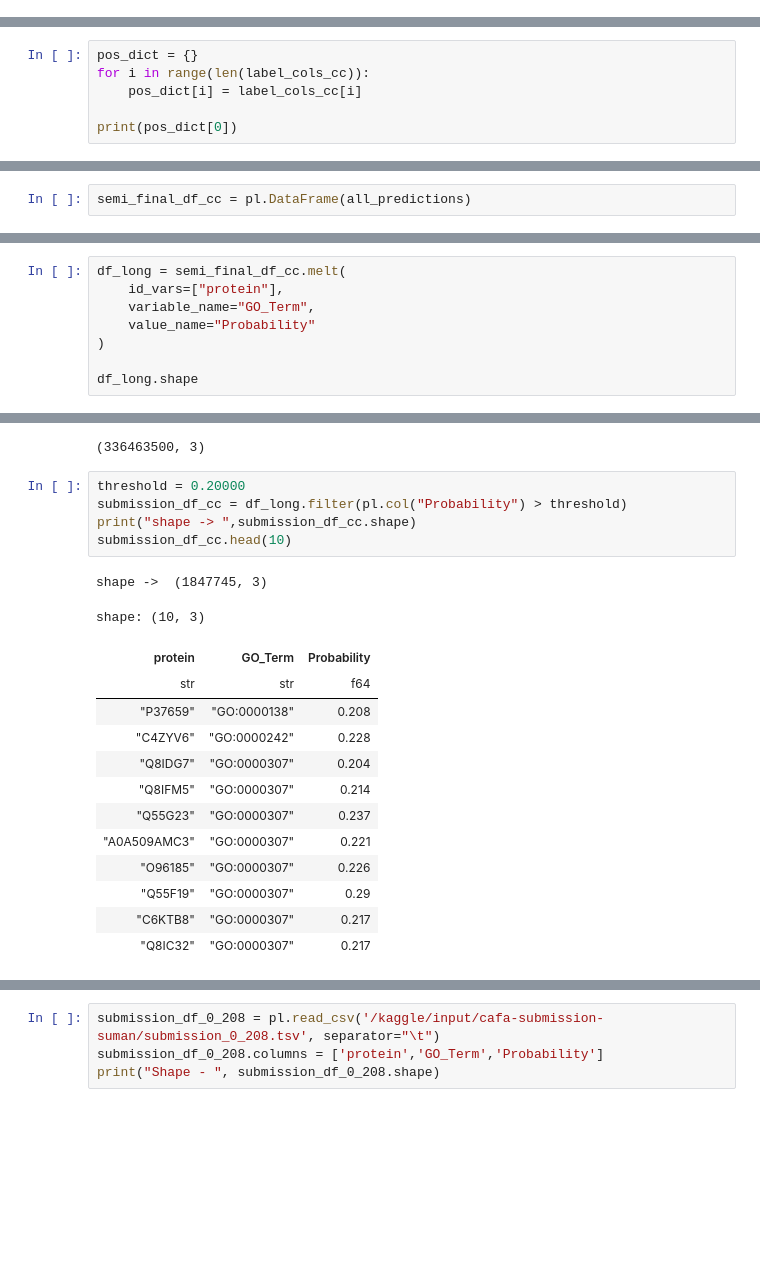
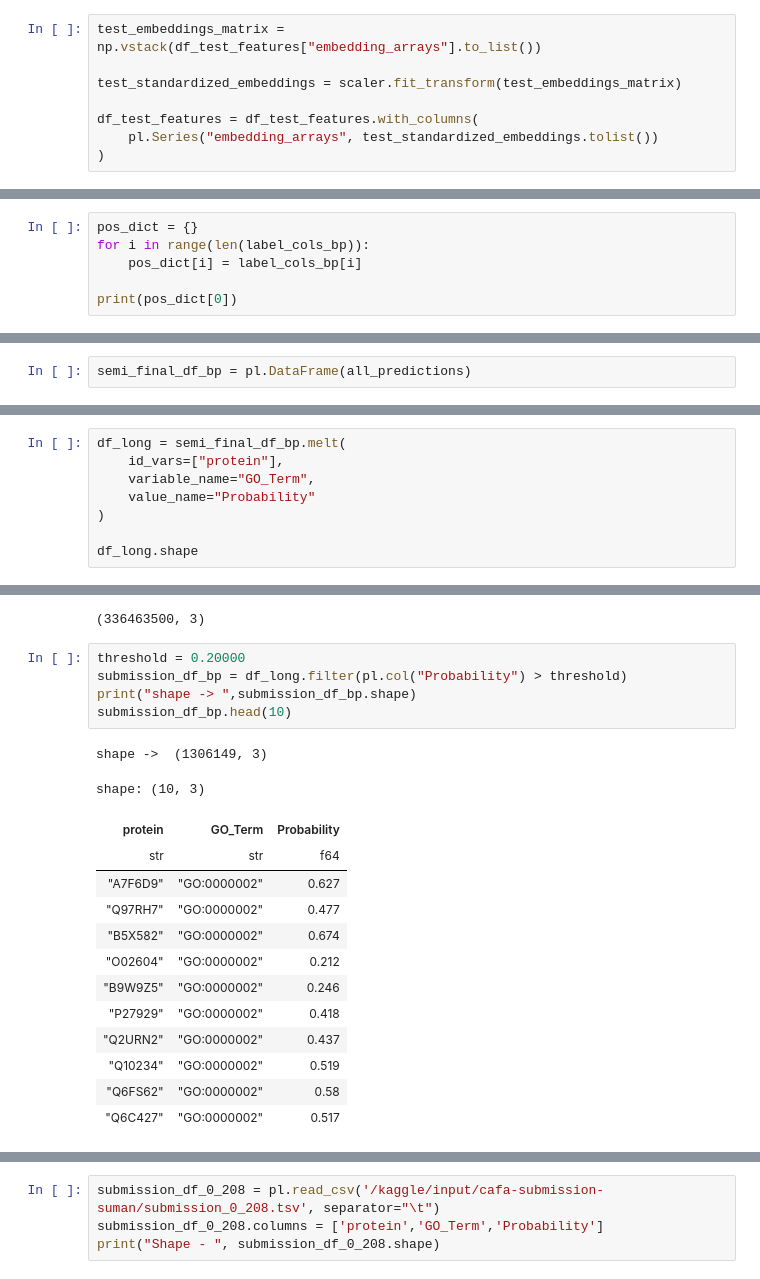
Before and after one commit to sumaniitm/cafa-6-protein-function-prediction-kaggle, a Jupyter notebook: cafa6-baseline-and-feature-engineering.ipynb, the cells around one changed output, grey strips where cells are left out. Cells and saved outputs as stored; diff of their text form; blank space fills up the shorter version.

```diff
--- a/cafa6-baseline-and-feature-engineering.ipynb
+++ b/cafa6-baseline-and-feature-engineering.ipynb
@@ -418,4 +404,12 @@ x_train_main_cc = x_train_main_cc.with_columns(
 )
+# %%
+test_embeddings_matrix = np.vstack(df_test_features["embedding_arrays"].to_list())
+
+test_standardized_embeddings = scaler.fit_transform(test_embeddings_matrix)
+
+df_test_features = df_test_features.with_columns(
+    pl.Series("embedding_arrays", test_standardized_embeddings.tolist())
+)
 # %% [markdown]
 ## Prepare the tensorflow datasets
 # %%
@@ -877,8 +867,8 @@ df_test_features.columns
 submission_embeds = pl.Series(df_test_features.select(pl.col('embedding_arrays'))).to_list()
 # %%
 pos_dict = {}
-for i in range(len(label_cols_cc)):
-    pos_dict[i] = label_cols_cc[i]
+for i in range(len(label_cols_bp)):
+    pos_dict[i] = label_cols_bp[i]
 
 print(pos_dict[0])
 # %% [output]
@@ -977,3 +949,3 @@ all_predictions[0]
 # %%
-semi_final_df_cc = pl.DataFrame(all_predictions)
+semi_final_df_bp = pl.DataFrame(all_predictions)
 # %%
@@ -981,7 +953,7 @@ semi_final_df_cc.shape
 # %% [output]
 (224309, 1501)
 # %%
-df_long = semi_final_df_cc.melt(
+df_long = semi_final_df_bp.melt(
     id_vars=["protein"],
     variable_name="GO_Term",
     value_name="Probability"
@@ -1000,22 +972,22 @@ df_long.shape
 (336463500, 3)
 # %%
 threshold = 0.20000
-submission_df_cc = df_long.filter(pl.col("Probability") > threshold)
-print("shape -> ",submission_df_cc.shape)
-submission_df_cc.head(10)
+submission_df_bp = df_long.filter(pl.col("Probability") > threshold)
+print("shape -> ",submission_df_bp.shape)
+submission_df_bp.head(10)
 # %% [output]
-shape ->  (1847745, 3)
+shape ->  (1306149, 3)
 shape: (10, 3)
 | protein | GO_Term | Probability |
 | str | str | f64 |
-| "P37659" | "GO:0000138" | 0.208 |
-| "C4ZYV6" | "GO:0000242" | 0.228 |
-| "Q8IDG7" | "GO:0000307" | 0.204 |
-| "Q8IFM5" | "GO:0000307" | 0.214 |
-| "Q55G23" | "GO:0000307" | 0.237 |
-| "A0A509AMC3" | "GO:0000307" | 0.221 |
-| "O96185" | "GO:0000307" | 0.226 |
-| "Q55F19" | "GO:0000307" | 0.29 |
-| "C6KTB8" | "GO:0000307" | 0.217 |
-| "Q8IC32" | "GO:0000307" | 0.217 |
+| "A7F6D9" | "GO:0000002" | 0.627 |
+| "Q97RH7" | "GO:0000002" | 0.477 |
+| "B5X582" | "GO:0000002" | 0.674 |
+| "O02604" | "GO:0000002" | 0.212 |
+| "B9W9Z5" | "GO:0000002" | 0.246 |
+| "P27929" | "GO:0000002" | 0.418 |
+| "Q2URN2" | "GO:0000002" | 0.437 |
+| "Q10234" | "GO:0000002" | 0.519 |
+| "Q6FS62" | "GO:0000002" | 0.58 |
+| "Q6C427" | "GO:0000002" | 0.517 |
 # %%
```
Also changed, not shown: parts of 32 cells of this notebook.
